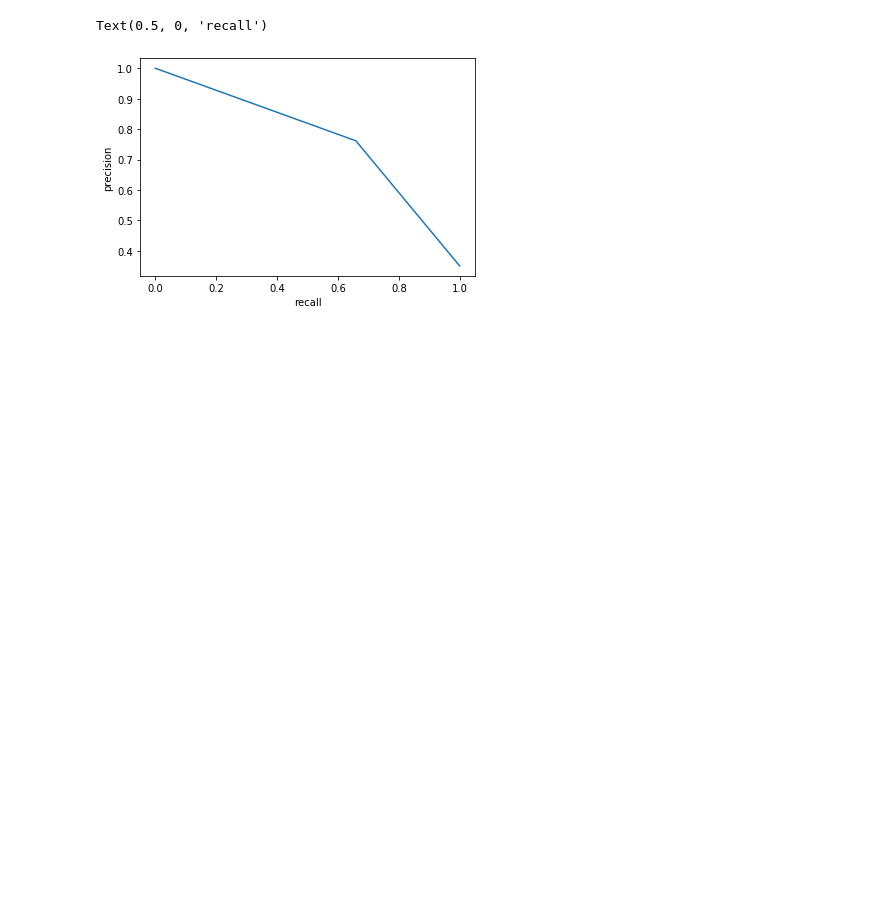
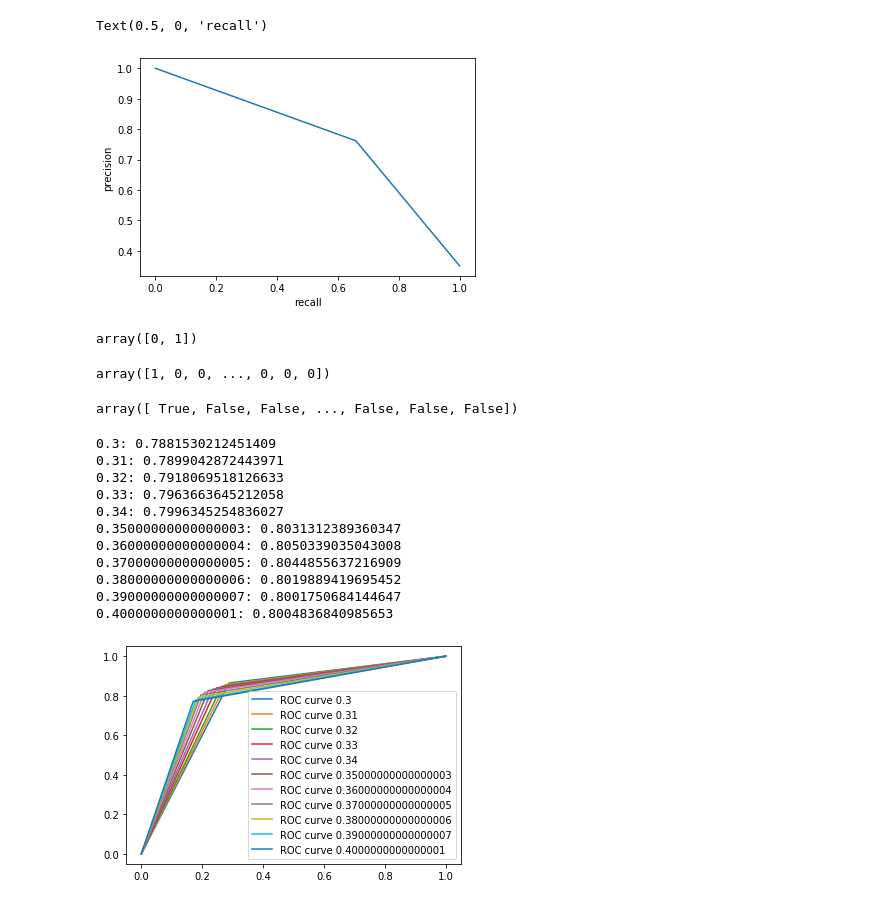
Before and after one commit to mzhou356/bike-sharing-regression, a Jupyter notebook: biking_logistic_regression.ipynb, the cells around one changed output. Drawn from its saved outputs; the diff is of its cells as text; code cells hidden in the pictures; blank space fills up the shorter version.

Commit message:
Train threshold for best auc

```diff
--- a/biking_logistic_regression.ipynb
+++ b/biking_logistic_regression.ipynb
@@ -160,8 +169,3 @@ fpr, tpr, thresholds = roc_curve(y_test, y_score)
 print('AUC:', auc(fpr, tpr))
 # %% [output]
 AUC: 0.8749999418145393
-# %%
-clf = LogisticRegressionCV(Cs=[100000,1000000,10000000,100000000],cv = 10, max_iter=200)
-
-# Train model
-clf.fit(X_train, y_train)
@@ -312,3 +291,49 @@ plt.xlabel('recall')
 # %% [output]
 Text(0.5, 0, 'recall')
 [figure]
+# %%
+clf.classes_
+# %% [output]
+array([0, 1])
+# %%
+np.int64(clf.predict_proba(X_test)[:,1]>0.4)
+# %% [output]
+array([1, 0, 0, ..., 0, 0, 0])
+# %%
+clf.predict_proba(X_test)[:,1]>0.4
+# %% [output]
+array([ True, False, False, ..., False, False, False])
+# %%
+def plot_auc_curve(true_y, pred_y, cutoff):
+    '''
+    inputs:
+    true_y: array of true_y values
+    pred_y: array of pred_y values
+    cutoffs: cutoff point for classificaiton
+    returns:
+    auc_curve and auc area
+    '''
+    fpr, tpr, thresholds = roc_curve(true_y, pred_y)
+    area = auc(fpr, tpr)
+    plt.plot(fpr, tpr, label=f'ROC curve {cutoff}')
+    plt.legend()
+    return area
+# %%
+thresholds = np.arange(0.3,0.4,0.01)
+for t in thresholds:
+    pred_y = np.int64(clf.predict_proba(X_test)[:,1]>t)
+    print(f'{t}:',plot_auc_curve(y_test, pred_y, t))
+# use cut of 0.36
+# %% [output]
+0.3: 0.7881530212451409
+0.31: 0.7899042872443971
+0.32: 0.7918069518126633
+0.33: 0.7963663645212058
+0.34: 0.7996345254836027
+0.35000000000000003: 0.8031312389360347
+0.36000000000000004: 0.8050339035043008
+0.37000000000000005: 0.8044855637216909
+0.38000000000000006: 0.8019889419695452
+0.39000000000000007: 0.8001750684144647
+0.4000000000000001: 0.8004836840985653
+[figure, added]
```
Also changed, not shown: parts of 10 cells of this notebook.
